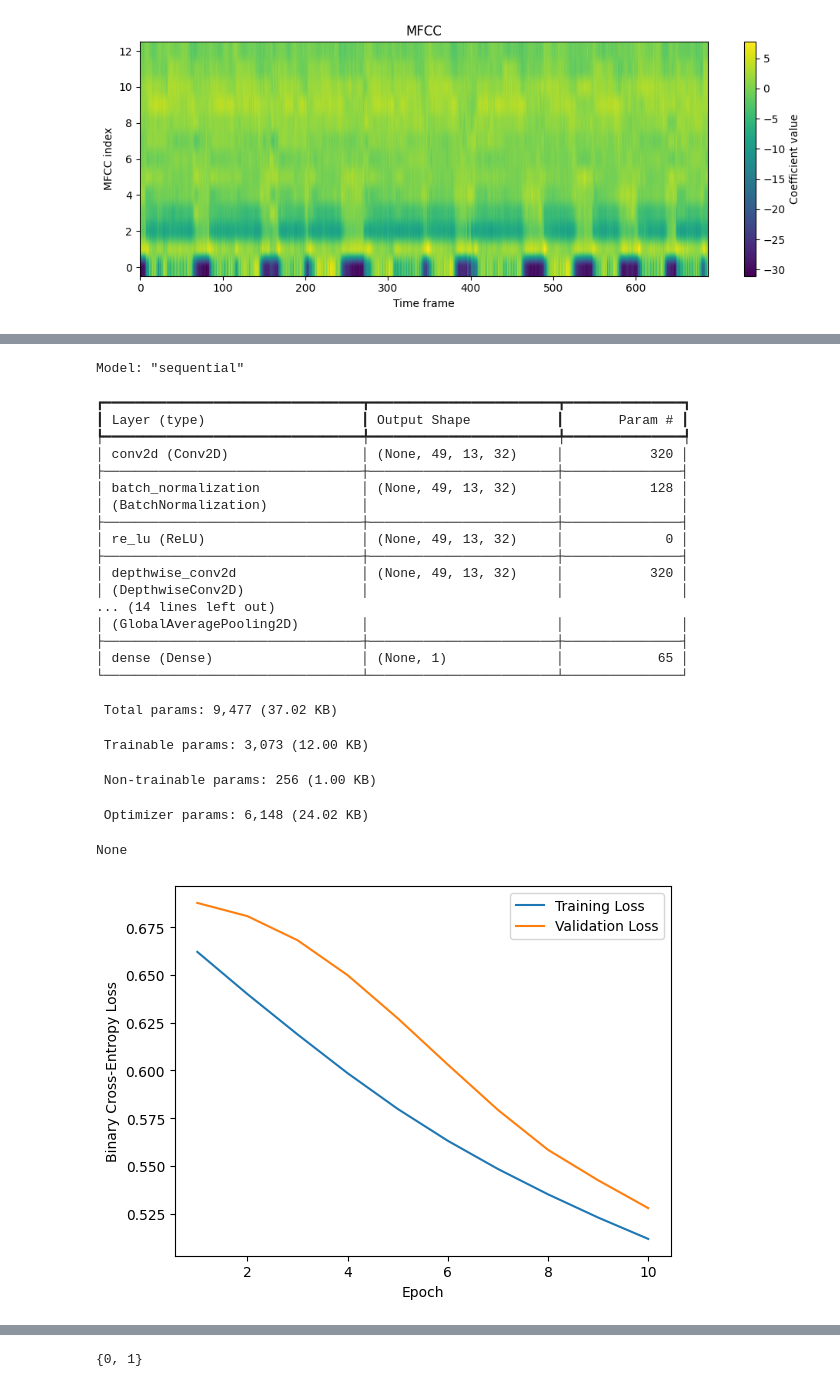
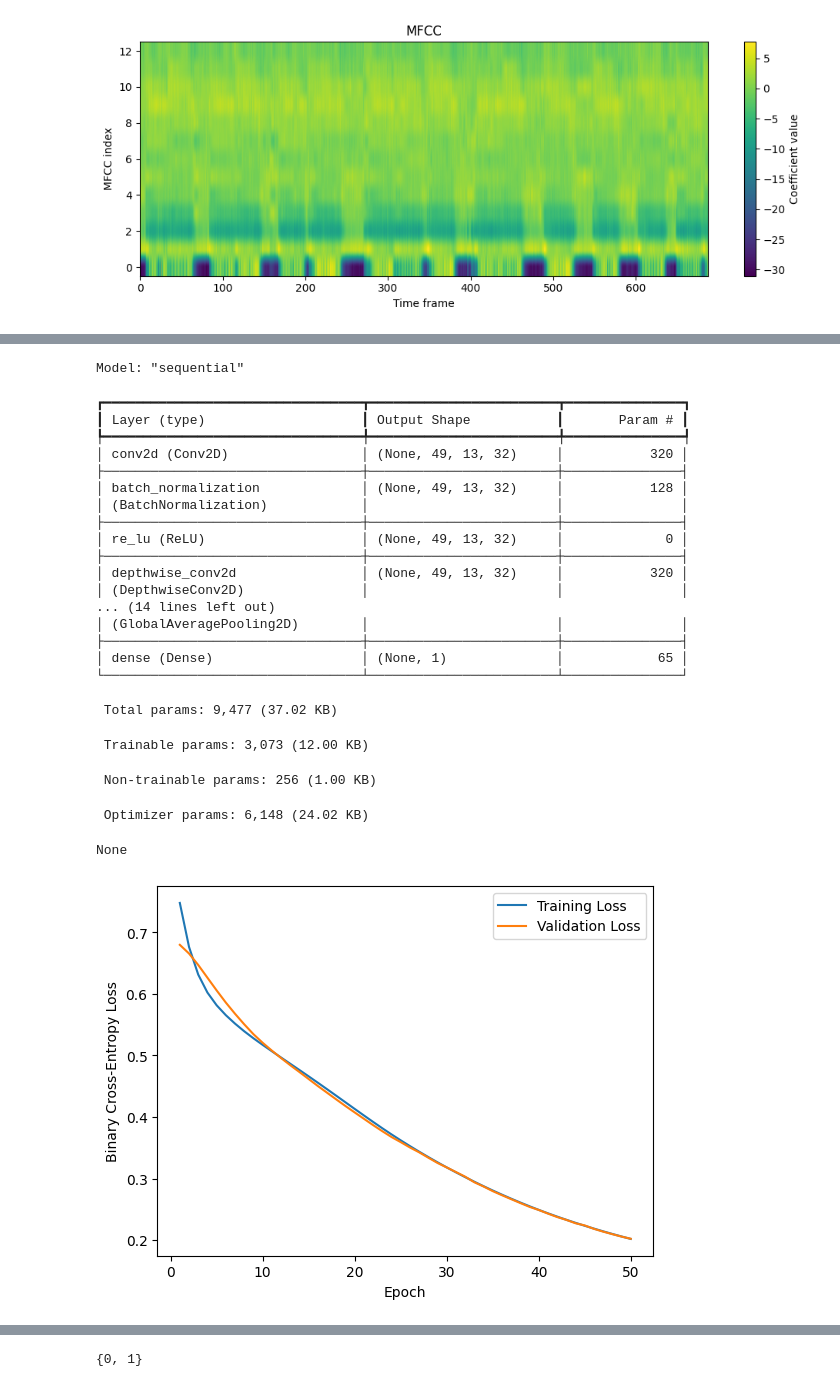
Before and after one commit to neemay2106/Wake_word_CNN_1, a Jupyter notebook: Wake_word_CNN.ipynb, the cells around one changed output, grey strips where cells are left out. Cells and saved outputs as stored; diff of their text form; code cells hidden in the pictures.

```diff
--- a/Wake_word_CNN.ipynb
+++ b/Wake_word_CNN.ipynb
@@ -64,6 +64,9 @@ def load_wav_16k_mono(filename):
     )
 
     wav = tf.squeeze(wav, axis=-1)  # (samples,)
+
+    wav = wav * 32768.0
+    wav = tf.cast(wav, tf.float32) / 32768.0 # as C++ microphone buffer delivers [-32768, 32767] we scale according to that
 
     # 🔑 IMPORTANT: only resample if needed
     sample_rate = tf.cast(sample_rate, tf.int32)
@@ -281,6 +282,7 @@ def preprocess(file_path, label):
 
     # MFCC extraction → (time_frames, num_mfcc)
     mfcc = extract_mfcc(wav)
+    mfcc = tf.expand_dims(mfcc, axis=-1)
 
     return mfcc, label
 # %%
@@ -318,11 +340,23 @@ labels
 # %%
-#Mean of training set
 sum_ = tf.zeros((13,), dtype=tf.float32)
+sum_sq = tf.zeros((13,), dtype=tf.float32)
 count = 0
 
-for x, y in train:              # x: [B, T, 13]
-    sum_ += tf.reduce_sum(x, axis=[0, 1])   # reduce batch + time
-    count += tf.shape(x)[0] * tf.shape(x)[1]
+for x, y in train:   # x shape: (49, 13, 1)
+
+    x = tf.squeeze(x, axis=-1)  # → (49, 13)
+
+    sum_ += tf.reduce_sum(x, axis=0)
+
+    sum_sq += tf.reduce_sum(tf.square(x), axis=0)
+
+    count += tf.shape(x)[0]
 
 mean = sum_ / tf.cast(count, tf.float32)
-mean.shape   # (13,)
+
+second_moment = sum_sq / tf.cast(count, tf.float32)
+
+std = tf.sqrt(second_moment - mean**2)
+
+mean = tf.reshape(mean, (1, 13, 1))
+std = tf.reshape(std, (1, 13, 1))
@@ -421,8 +441,8 @@ model.compile(
     optimizer=optimizer,
     loss=tf.keras.losses.BinaryCrossentropy(),
     metrics=[
-        tf.keras.metrics.Precision(name="precision",thresholds = 0.4),
-        tf.keras.metrics.Recall(name="recall",thresholds=0.4)
+        tf.keras.metrics.Precision(name="precision",thresholds = .4),
+        tf.keras.metrics.Recall(name="recall",thresholds = .4),
     ]
 )
 # %%
@@ -432,7 +452,7 @@ validation_steps = 192 // 32
 history_cnn = model.fit(
     train,
     validation_data=validation,
-    epochs=10,
+    epochs=50,
 )
 
 print(model.summary())
@@ -470,25 +487,25 @@ Epoch 10/10
 Model: "sequential"
 ┏━━━━━━━━━━━━━━━━━━━━━━━━━━━━━━━━━┳━━━━━━━━━━━━━━━━━━━━━━━━┳━━━━━━━━━━━━━━━┓
 ┃ Layer (type)                    ┃ Output Shape           ┃       Param # ┃
 ┡━━━━━━━━━━━━━━━━━━━━━━━━━━━━━━━━━╇━━━━━━━━━━━━━━━━━━━━━━━━╇━━━━━━━━━━━━━━━┩
 │ conv2d (Conv2D)                 │ (None, 49, 13, 32)     │           320 │
 ├─────────────────────────────────┼────────────────────────┼───────────────┤
 │ batch_normalization             │ (None, 49, 13, 32)     │           128 │
 │ (BatchNormalization)            │                        │               │
 ├─────────────────────────────────┼────────────────────────┼───────────────┤
 │ re_lu (ReLU)                    │ (None, 49, 13, 32)     │             0 │
 ├─────────────────────────────────┼────────────────────────┼───────────────┤
 │ depthwise_conv2d                │ (None, 49, 13, 32)     │           320 │
 │ (DepthwiseConv2D)               │                        │               │
 ... (14 lines left out)
 │ (GlobalAveragePooling2D)        │                        │               │
 ├─────────────────────────────────┼────────────────────────┼───────────────┤
 │ dense (Dense)                   │ (None, 1)              │            65 │
 └─────────────────────────────────┴────────────────────────┴───────────────┘
  Total params: 9,477 (37.02 KB)
  Trainable params: 3,073 (12.00 KB)
  Non-trainable params: 256 (1.00 KB)
  Optimizer params: 6,148 (24.02 KB)
 None
-[figure, old version]
+[figure, new version]
 # %%
```
Also changed, not shown: parts of 23 cells of this notebook.
